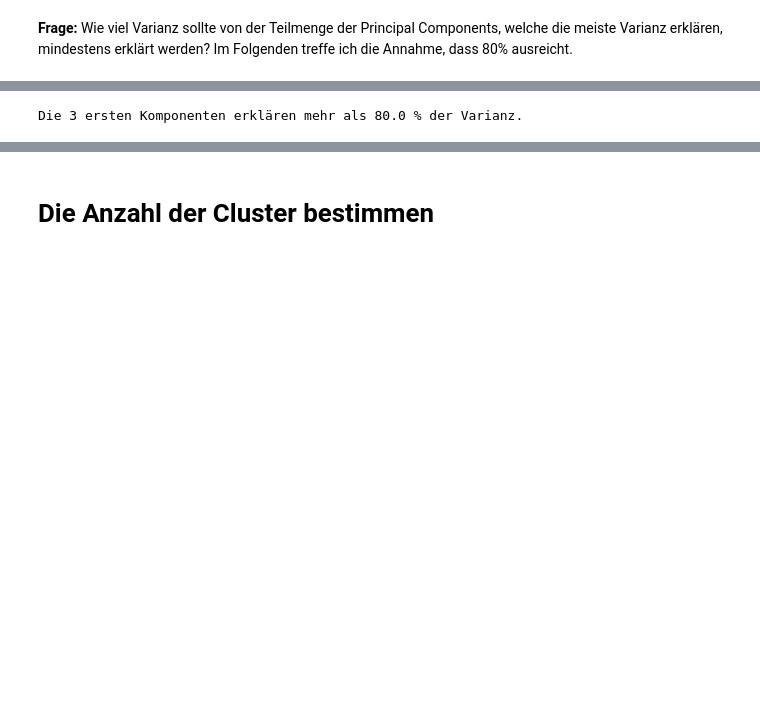
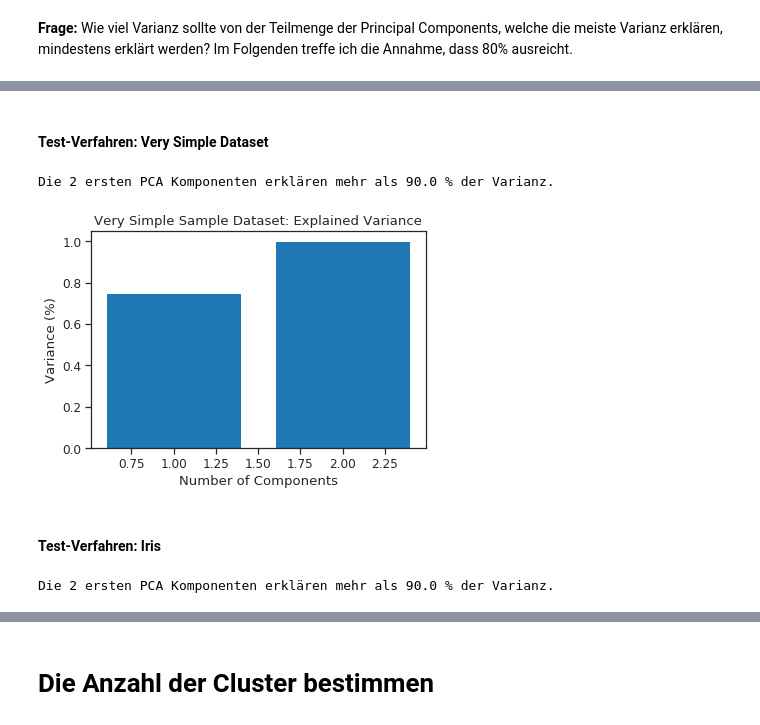
Before and after one commit to mgsgde/ethcluster, a Jupyter notebook: main.ipynb, the cells around one changed output, grey strips where cells are left out. Saved outputs shown, nothing was run; the diff lists cells and outputs as text; code cells hidden in the pictures; blank space fills up the shorter version.

```diff
--- a/main.ipynb
+++ b/main.ipynb
@@ -107,0 +155,3 @@ def standardize(featureValues):
+# %%
+verySimple_featureValues_std = standardize(verySimple_featureValues);
+verySimple_featureValues_std
@@ -219,10 +277,9 @@ Text(0.5, 0, 'Principal Components')
 # %%
-numberOfPCAComponents = 0
-explainedVarianceTargetValue = 0.8
-for i in np.cumsum(pca2.explained_variance_ratio_):
-    numberOfPCAComponents = numberOfPCAComponents + 1
-    if i > explainedVarianceTargetValue:
-        print("Die",numberOfPCAComponents,"ersten Komponenten erklären mehr als",explainedVarianceTargetValue * 100,"% der Varianz.")
-        break
+def getPCAComponents(data_std, minExplainedVariance):
+    pca = PCA().fit(data_std)
+    numberOfPCAComponents = 0
+    for i in np.cumsum(pca.explained_variance_ratio_):
+        numberOfPCAComponents = numberOfPCAComponents + 1
+        if i > minExplainedVariance:
+            print("Die",numberOfPCAComponents,"ersten PCA Komponenten erklären mehr als",minExplainedVariance * 100,"% der Varianz.")
+            return pca, numberOfPCAComponents;
-# %% [output]
-Die 3 ersten Komponenten erklären mehr als 80.0 % der Varianz.
@@ -232,0 +286,8 @@ featureValues_std_pca = pd.DataFrame(featureValues_std_pca, columns=["pca_comp_1
+# %%
+def plotPCA(pcaResult, title):
+    plt.figure()
+    plt.bar(range(1, len(pcaResult.explained_variance_ratio_) + 1, 1), np.cumsum(pcaResult.explained_variance_ratio_))
+    plt.xlabel('Number of Components')
+    plt.ylabel('Variance (%)') #for each component
+    plt.title(title + ': Explained Variance')
+    plt.show()
@@ -232,0 +300,10 @@ featureValues_std_pca = pd.DataFrame(featureValues_std_pca, columns=["pca_comp_1
+# %% [markdown]
+#### Test-Verfahren: Very Simple Dataset
+# %%
+verySimple_pcaResult, verySimple_numberOfPCAComponents  = getPCAComponents(verySimple_featureValues_std, 0.9)
+# %% [output]
+Die 2 ersten PCA Komponenten erklären mehr als 90.0 % der Varianz.
+# %%
+plotPCA(verySimple_pcaResult, "Very Simple Sample Dataset")
+# %% [output]
+[figure, added]
@@ -232,0 +312,6 @@ featureValues_std_pca = pd.DataFrame(featureValues_std_pca, columns=["pca_comp_1
+# %% [markdown]
+#### Test-Verfahren: Iris
+# %%
+pcaIrisTestResult, numberOfIrisTestPCAComponents  = getPCAComponents(sampleIrisFeatureValues_std, 0.9)
+# %% [output]
+Die 2 ersten PCA Komponenten erklären mehr als 90.0 % der Varianz.
```
Also changed, not shown: parts of 52 cells of this notebook.
